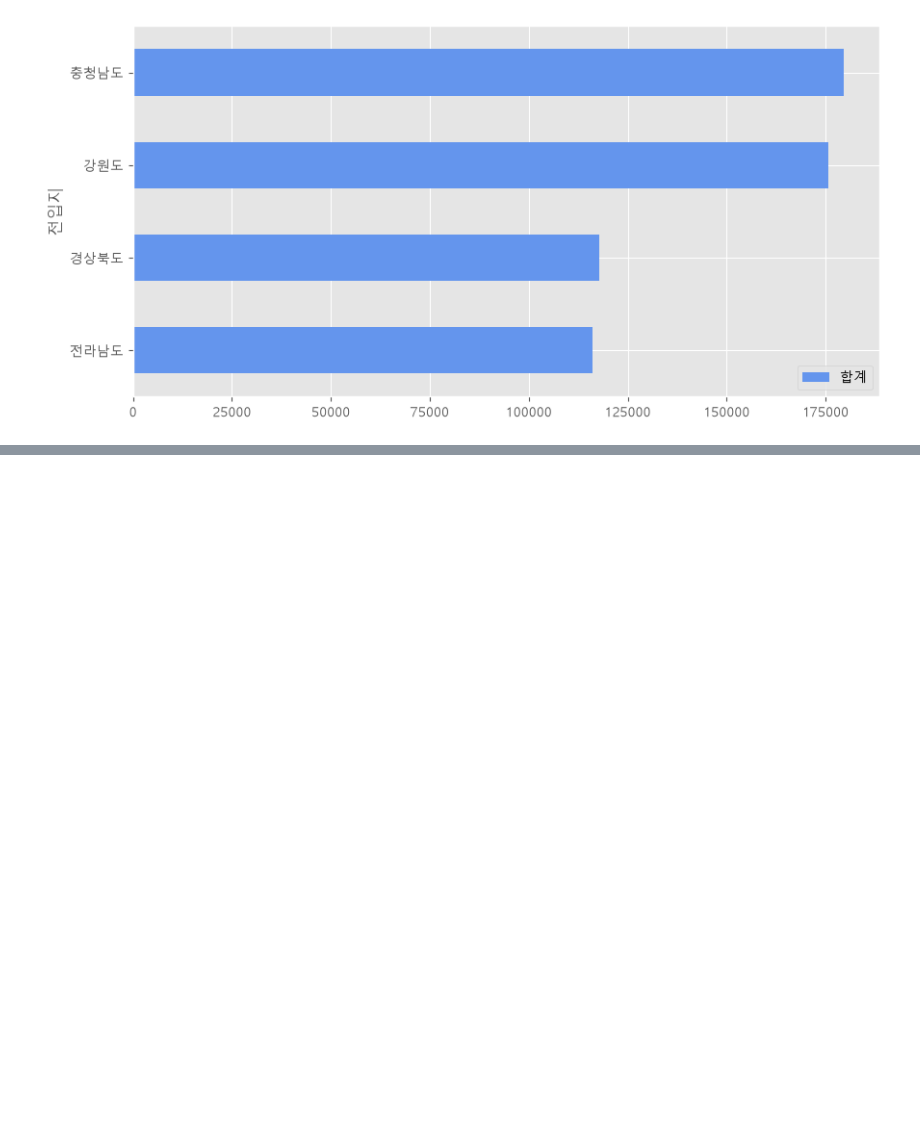
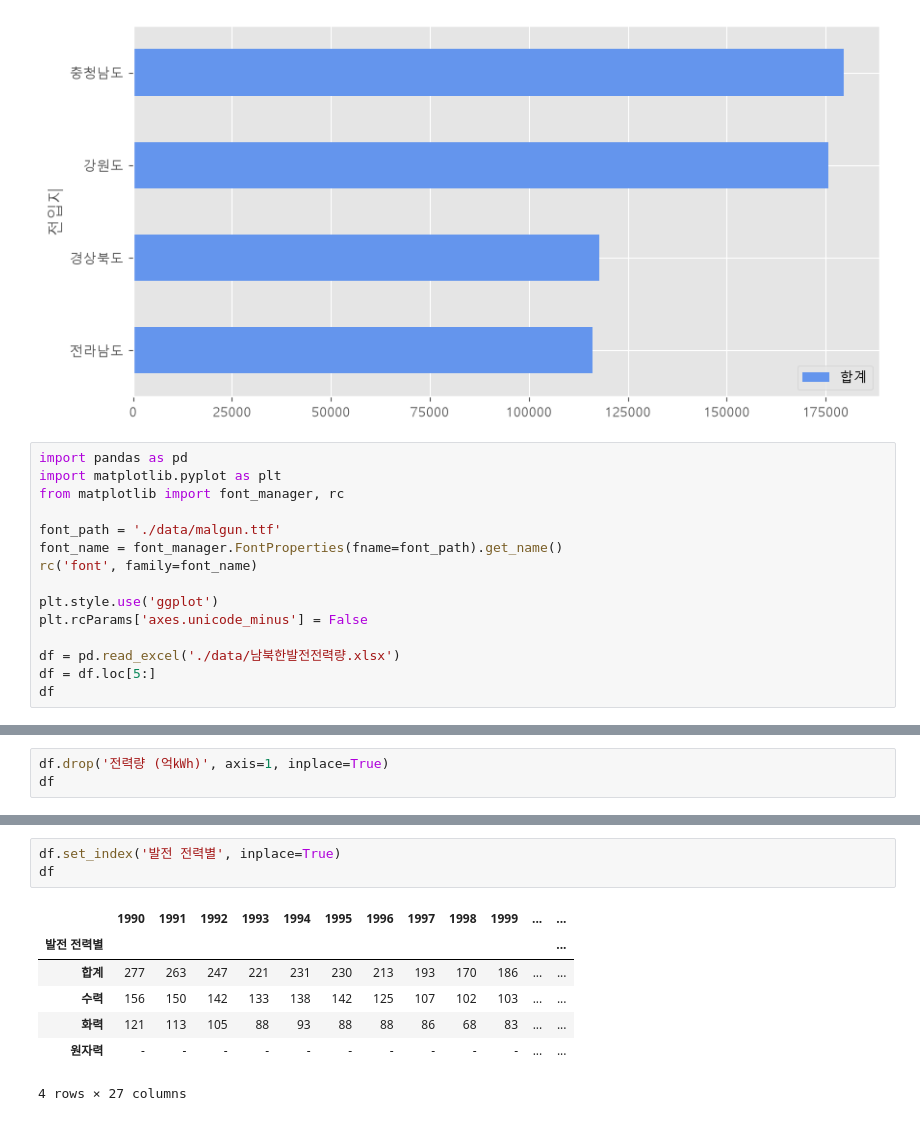
Before and after one commit to ChaeYeongJi/18_data_analytics, a Jupyter notebook: 01_matplotlib.ipynb, the cells around one changed output, grey strips where cells are left out. Saved outputs shown, nothing was run; the diff lists cells and outputs as text; blank space fills up the shorter version.

```diff
--- a/01_matplotlib.ipynb
+++ b/01_matplotlib.ipynb
@@ -604,3 +604,18 @@ df_total.plot(kind='barh', color='cornflowerblue', width=0.5, figsize=(10, 5))
 plt.show()
 # %% [output]
 [figure]
+# %%
+import pandas as pd
+import matplotlib.pyplot as plt
+from matplotlib import font_manager, rc
+
+font_path = './data/malgun.ttf'
+font_name = font_manager.FontProperties(fname=font_path).get_name()
+rc('font', family=font_name)
+
+plt.style.use('ggplot')
+plt.rcParams['axes.unicode_minus'] = False
+
+df = pd.read_excel('./data/남북한발전전력량.xlsx')
+df = df.loc[5:]
+df
@@ -606,0 +629,3 @@ plt.show()
+# %%
+df.drop('전력량 (억㎾h)', axis=1, inplace=True)
+df
@@ -606,0 +639,11 @@ plt.show()
+# %%
+df.set_index('발전 전력별', inplace=True)
+df
+# %% [output]
+|  | 1990 | 1991 | 1992 | 1993 | 1994 | 1995 | 1996 | 1997 | 1998 | 1999 | ... | ... |
+| 발전 전력별 |  |  |  |  |  |  |  |  |  |  |  | ... |
+| 합계 | 277 | 263 | 247 | 221 | 231 | 230 | 213 | 193 | 170 | 186 | ... | ... |
+| 수력 | 156 | 150 | 142 | 133 | 138 | 142 | 125 | 107 | 102 | 103 | ... | ... |
+| 화력 | 121 | 113 | 105 | 88 | 93 | 88 | 88 | 86 | 68 | 83 | ... | ... |
+| 원자력 | - | - | - | - | - | - | - | - | - | - | ... | ... |
+4 rows × 27 columns
```
Also changed, not shown: parts of 9 cells of this notebook, 1 other file.
